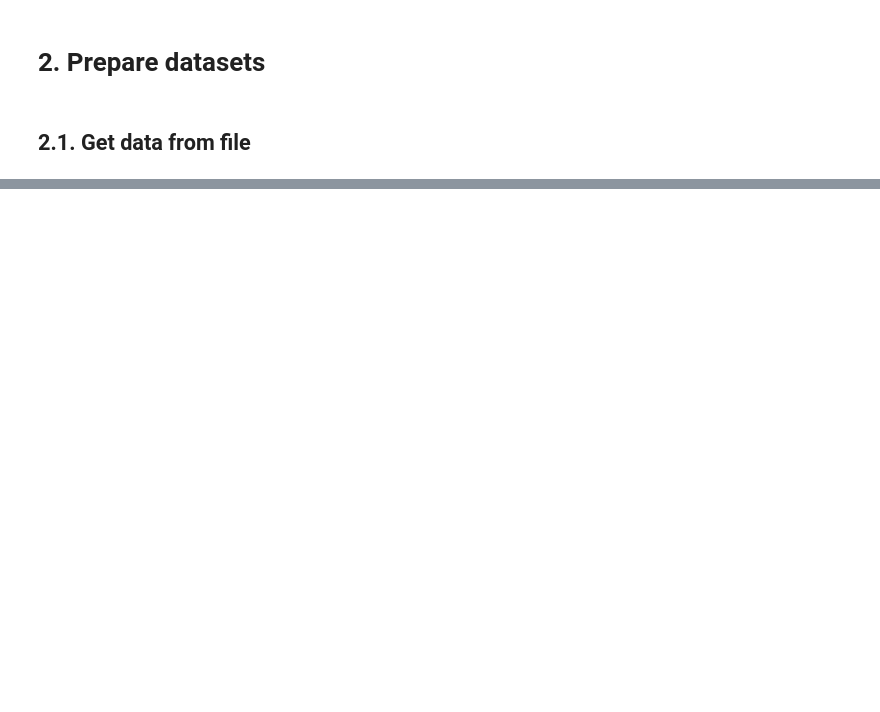
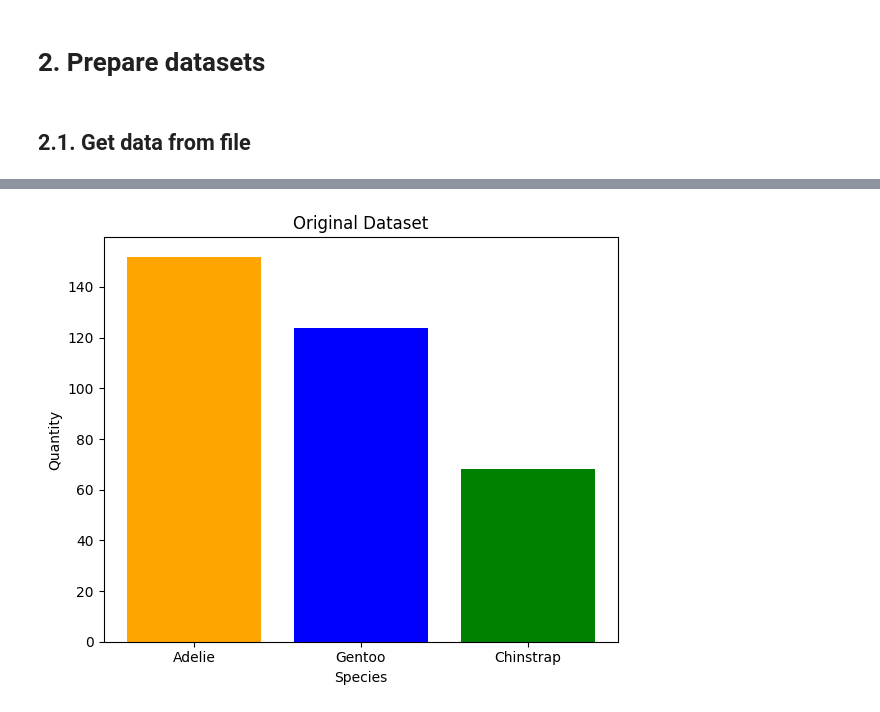
Before and after one commit to lazymingg/introAi-decision-tree, a Jupyter notebook: penguins.ipynb, the cells around one changed output, grey strips where cells are left out. Saved outputs shown, nothing was run; the diff lists cells and outputs as text; code cells hidden in the pictures; blank space fills up the shorter version.

```diff
--- a/penguins.ipynb
+++ b/penguins.ipynb
@@ -88,7 +89,7 @@ Requirement already satisfied: graphviz in c:\users\admin\appdata\local\packages
 import pandas as pd
 
 column_names = [
-    "species",          # Target: Adelie / Gentoo / Chinstrap
+    "species",          # Target: Adelie: 0 / Gentoo: 1 / Chinstrap: 2
     "island",           # Torgersen / Biscoe / Dream
     "bill length",      # Real number
     "bill depth",       # Real number
@@ -99,13 +100,16 @@ column_names = [
 ]
 
 data_frame = pd.read_csv("Data\palmerpenguins\penguins.csv", skiprows=1, names=column_names, na_values="NA")
-data_frame["sex"] = data_frame["sex"].map({"male": 0, "female": 1})
+# data_frame["species"] = data_frame["species"].map({"Adelie": 0, "Gentoo": 1, "Chinstrap": 2})
 
-data_frame["bill length"] = data_frame["bill length"].fillna(data_frame["bill length"].median())
-data_frame["bill depth"] = data_frame["bill depth"].fillna(data_frame["bill depth"].median())
-data_frame["flipper length"] = data_frame["flipper length"].fillna(data_frame["flipper length"].median())
-data_frame["body mass"] = data_frame["body mass"].fillna(data_frame["body mass"].median())
+# Fill NA
+for i in range (2, 6):
+    data_frame[column_names[i]] = data_frame[column_names[i]].fillna(data_frame[column_names[i]].median())
 data_frame["sex"] = data_frame["sex"].fillna(data_frame["sex"].mode()[0])
 
+# One-hot encoding
+data_frame = pd.get_dummies(data_frame, columns=['island', 'sex'], prefix=['island', 'sex'])
+
+
 print(data_frame)
 # %% [output]
@@ -134,0 +168,68 @@ y = data_frame["species"]
+# %%
+import matplotlib.pyplot as plt
+
+def plot_distribution(y_train, y_test, title_train, title_test):
+    # Define colors and class order
+    class_order = ['Adelie', 'Gentoo', 'Chinstrap']
+    colors = ['orange', 'blue', 'green']  # Adelie=orange, Gentoo=blue, Chinstrap=green
+
+    if y_train.equals(y_test):
+        # Plot one graph for identical datasets (original dataset)
+        fig, ax = plt.subplots(1, 1, figsize=(6, 5))
+
+        counts = y_train.value_counts()
+        labels = counts.index
+        values = counts.values
+
+        ax.bar(labels, values, color=colors)
+        ax.set_title(f"{title_train}")
+        ax.set_xlabel("Species")
+        ax.set_ylabel("Quantity")
+        ax.set_xticks(range(len(labels)))
+        ax.set_xticklabels(labels, ha='center')
+
+    else:
+        # Plot two side-by-side graphs for train and test
+        fig, axes = plt.subplots(1, 2, figsize=(12, 5))
+
+        # Training set
+        counts_train = y_train.value_counts()
+        labels_train = counts_train.index
+        values_train = counts_train.values
+        axes[0].bar(labels_train, values_train, color=colors)
+        axes[0].set_title(title_train)
+        axes[0].set_xlabel("Species")
+        axes[0].set_ylabel("Quantity")
+        axes[0].set_xticks(range(len(labels_train)))
+        axes[0].set_xticklabels(labels_train, ha='center')
+
+        # Test set
+        counts_test = y_test.value_counts()
+        labels_test = counts_test.index
+        values_test = counts_test.values
+        axes[1].bar(labels_test, values_test, color=colors)
+        axes[1].set_title(title_test)
+        axes[1].set_xlabel("Species")
+        axes[1].set_ylabel("Quantity")
+        axes[1].set_xticks(range(len(labels_test)))
+        axes[1].set_xticklabels(labels_test, ha='center')
+
+    plt.tight_layout()
+    # Save individual plot
+    plt.savefig(f'class_distribution_{title_train.replace(" ", "_")}.png', dpi=300, bbox_inches='tight')
+    plt.show()
+
+# Visualize the Original Dataset
+plot_distribution(y, y, "Original Dataset", "Original Dataset")
+
+# Visualize Train and Test Datasets for each proportion
+for ratio in proportions:
+    key = f"{int(ratio * 100 + 0.001)}_{int((1 - ratio + 0.001) * 100)}"
+    plot_distribution(
+        subsets[f"label_train_{key}"],
+        subsets[f"label_test_{key}"],
+        f"Train Dataset {key}",
+        f"Test Dataset {key}"
+    )
+# %% [output]
+[figure, added]
```
Also changed, not shown: parts of 7 cells of this notebook, 8 other files.
